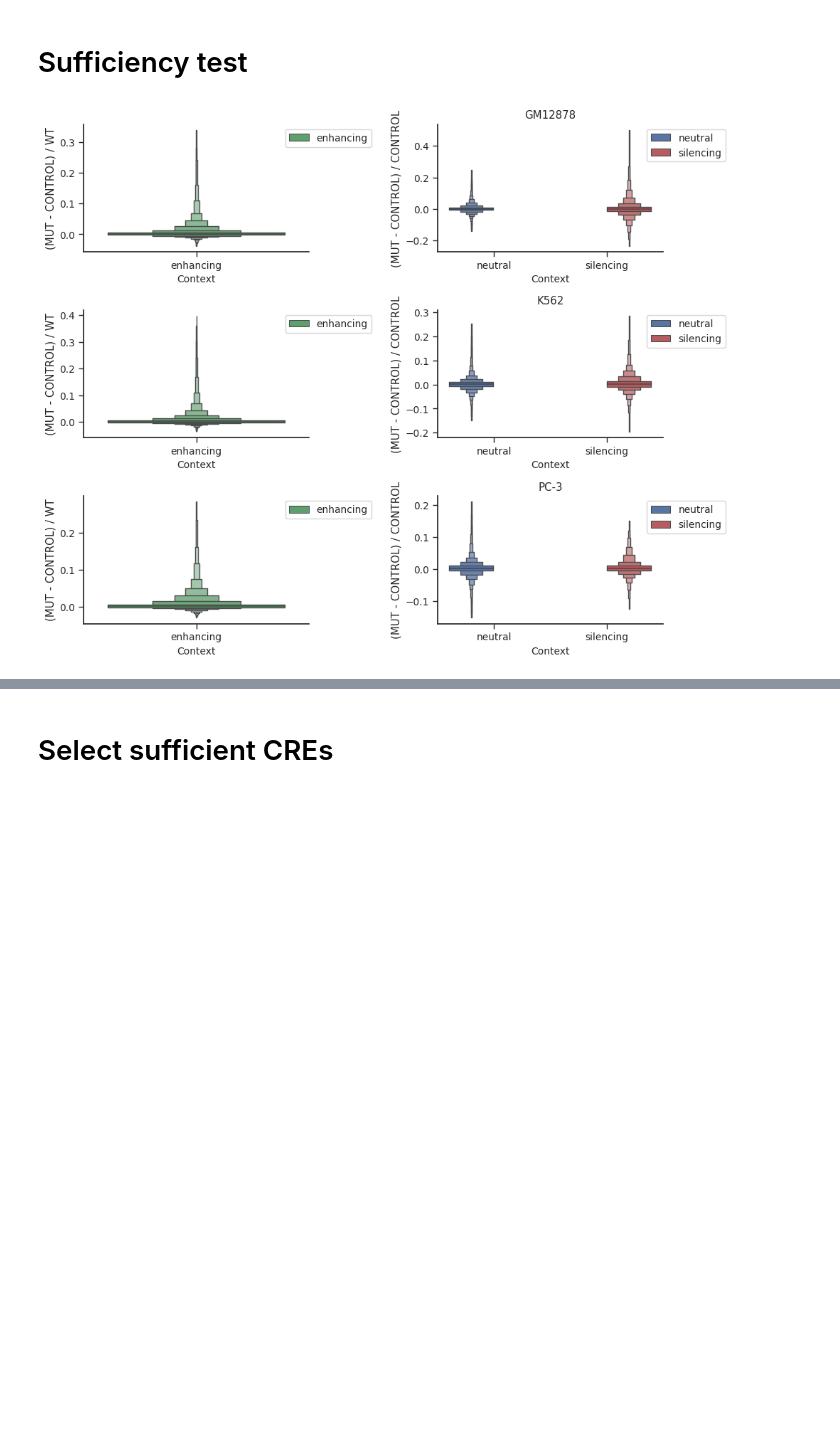
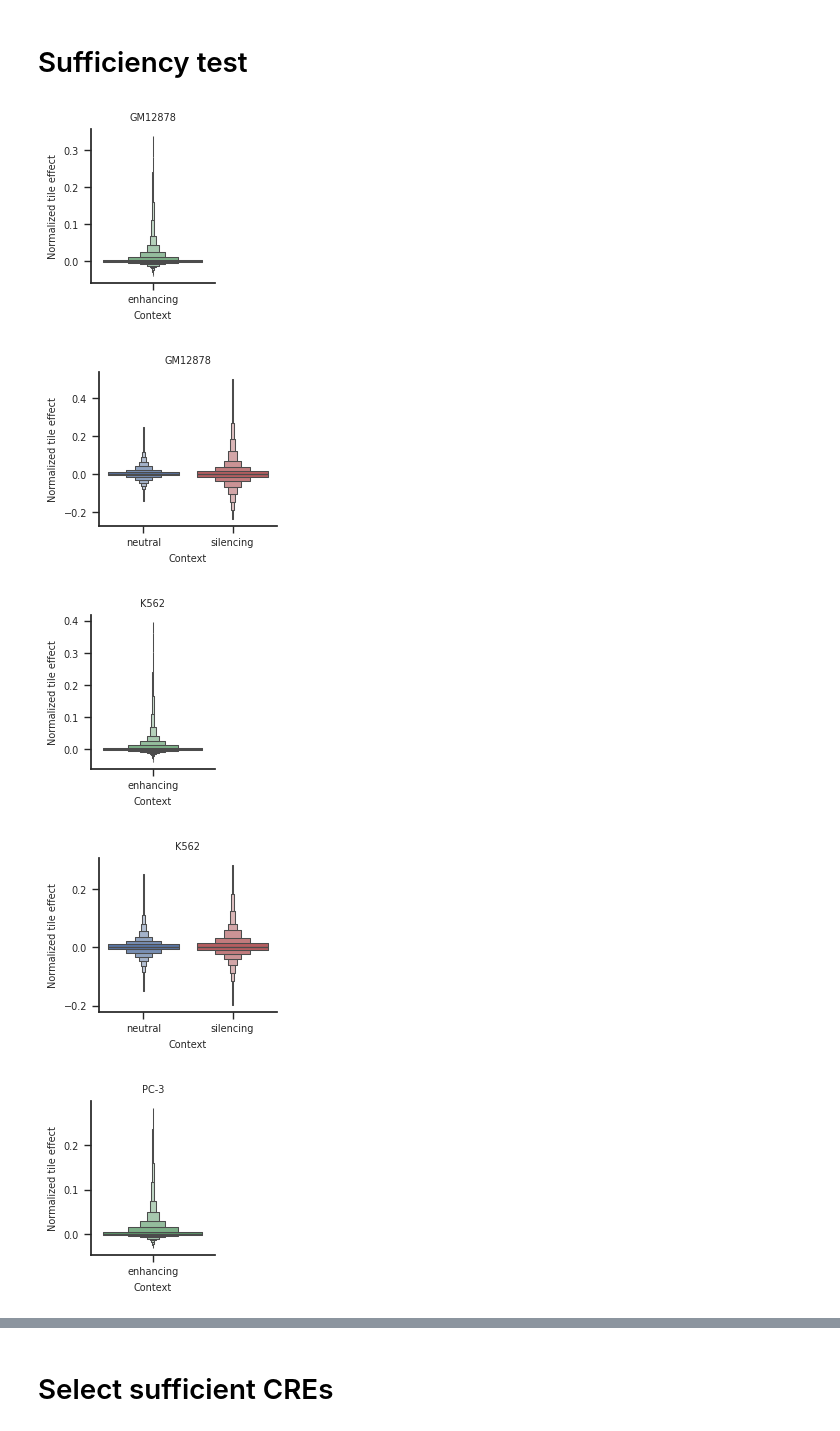
Before and after one commit to p-koo/creme-nn, a Jupyter notebook: figures/Borzoi.ipynb, the cells around one changed output, grey strips where cells are left out. Cells and saved outputs as stored; diff of their text form; code cells hidden in the pictures; blank space fills up the shorter version.

```diff
--- a/figures/Borzoi.ipynb
+++ b/figures/Borzoi.ipynb
@@ -77,6 +92,7 @@ selected_contexts.groupby(['cell_line', 'context']).count()
 |  | neutral | 63 | 63 | 63 | 63 |
 |  | silencing | 13 | 13 | 13 | 13 |
 # %%
+fontsize = 7
 sns.set(font_scale = 1.1)
 sns.set_style(style='white')
 plt.rcParams['xtick.major.size'] = 9
@@ -88,16 +104,21 @@ plt.rcParams['xtick.bottom'] = True
 plt.rcParams['ytick.left'] = True
 for k, df in res.groupby('cell_line'):
     # df = df[(df['delta_mean'] > -10) & (df['wt'] > 3)]
-    fig = plt.figure(figsize=[10, 6])
+    fig = plt.figure(figsize=[4, 2.5])
     ax = sns.histplot(x=df['delta_mean'], color='#5A0896')
     ax.spines['top'].set_visible(False)
     ax.spines['right'].set_visible(False)
-    plt.xlabel('Normalized TSS effect') # (WT - M) / WT
+    plt.ylabel('Count', fontsize=fontsize)
+    plt.xlabel('Normalized context effect', fontsize=fontsize)
     plt.xlim([-2,1.1])
-    # plt.xticks([-2, -1, 0, 1])
-    # plt.yticks([100, 200, 300])
-    plt.title(f'Context Dependence Test {k} N={df.shape[0]}')
-    fig.savefig(f"{pdf_dir}/context_dependence_test_{k}.pdf")
+    ax.set_title(k, fontsize=fontsize)
+
+    plt.xticks([-3, -2, -1, 0, 1])
+    plt.setp(ax.get_xticklabels(), fontsize=fontsize)
+    plt.setp(ax.get_yticklabels(), fontsize=fontsize)
+
+    # plt.title(f'Context Dependence Test {k} N={df.shape[0]}')
+    fig.savefig(f"{pdf_dir}/context_dependence_test_{k}.pdf",  bbox_inches='tight')
 
     # fig.savefig(f'{pdf_dir}/{model_name}_{k}_TSS_context_effect_hist.pdf', format='pdf', dpi=300, bbox_inches='tight')
 # %% [output]
@@ -111,7 +132,7 @@ max_sample_size = 200
 for k, df in res.groupby('cell_line'):
 
 
-    fig = plt.figure(figsize=[4.5, 3])
+    fig = plt.figure(figsize=[1.4, 1.2])
     sns.set(font_scale = 1.)
     sns.set_style(style='white')
     plt.rcParams['xtick.major.size'] = 9
@@ -148,7 +169,7 @@ for k, df in res.groupby('cell_line'):
     labels = [f"{c} (N={s})" for _, (c, s) in context_df.groupby('context').count().reset_index().iloc[:,:2].iterrows()
               if 'other' not in c]
     print(labels)
-    ax.legend(handles, labels,
+    ax.legend(handles, labels, fontsize=fontsize,
               title='Context', frameon=False, bbox_to_anchor=[1,1])
 
     plt.ylabel('')
@@ -187,36 +208,50 @@ result_summary = pd.read_csv(f'{summary_csvs}/sufficiency_test.csv')
 # %%
 my_pal = {"enhancing": "g", "neutral": "b", "silencing":"r"}
 sns.set(font_scale = .9)
 sns.set_style(style='white')
 plt.rcParams['xtick.major.size'] = 5
 plt.rcParams['xtick.major.width'] = 1
 
 plt.rcParams['ytick.major.size'] = 5
 plt.rcParams['ytick.major.width'] = 1
 plt.rcParams['xtick.bottom'] = True
 plt.rcParams['ytick.left'] = True
 
-fig, axes = plt.subplots(3, 2, figsize=[10, 8])
+# fig, axes = plt.subplots(3, 2, figsize=[10, 8])
+sizes = [1.6, 2.3]
+filenames = ['enhancing', 'non-enhancing']
 
 for c, (cell, df) in enumerate(result_summary.groupby('cell_line')):
     enh_cont = df[df['context'] == 'enhancing']
     others = df[df['context'] != 'enhancing']
+
+
     for p, (df_cont, y) in enumerate([[enh_cont, '(MUT - CONTROL) / WT'],
                                      [others.sort_values('context'), '(MUT - CONTROL) / CONTROL']]):
-        ax = axes[c, p]
+        fig, ax = plt.subplots(1, 1, figsize=[sizes[p], 2])
+
         sns.boxenplot(x='context', y=y, data=df_cont,
                       showfliers=False,
                       hue='context',
                       ax=ax,
                       palette = my_pal)
         ax.spines['top'].set_visible(False)
         ax.spines['right'].set_visible(False)
+        plt.setp(ax.get_xticklabels(), fontsize=fontsize)
+        plt.setp(ax.get_yticklabels(), fontsize=fontsize)
+        plt.yticks(fontsize=fontsize)
+        plt.xticks(fontsize=fontsize)
         ax.set_xlabel('Context', fontsize=10)
+        ax.set_xlabel('Context', fontsize=fontsize)
+        ax.set_ylabel('Normalized tile effect', fontsize=fontsize)
 
-        ax.legend(bbox_to_anchor=[1.3,1])
-    axes[c, 1].set_title(cell)
+        # ax.legend(bbox_to_anchor=[1.3,1])
+        ax.set_title(cell, fontsize=fontsize)
 
-plt.tight_layout()
-fig.savefig(f'{pdf_dir}/sufficiency_test.pdf')
+        fig.savefig(f'{pdf_dir}/sufficiency_test_{cell}_{filenames[p]}.pdf',  bbox_inches='tight')
 # %% [output]
-[figure, old version]
+[figure, new version]
+[figure, added]
+[figure, added]
+[figure, added]
+[figure, added]
```
Also changed, not shown: parts of 8 cells of this notebook, 9 other files.
